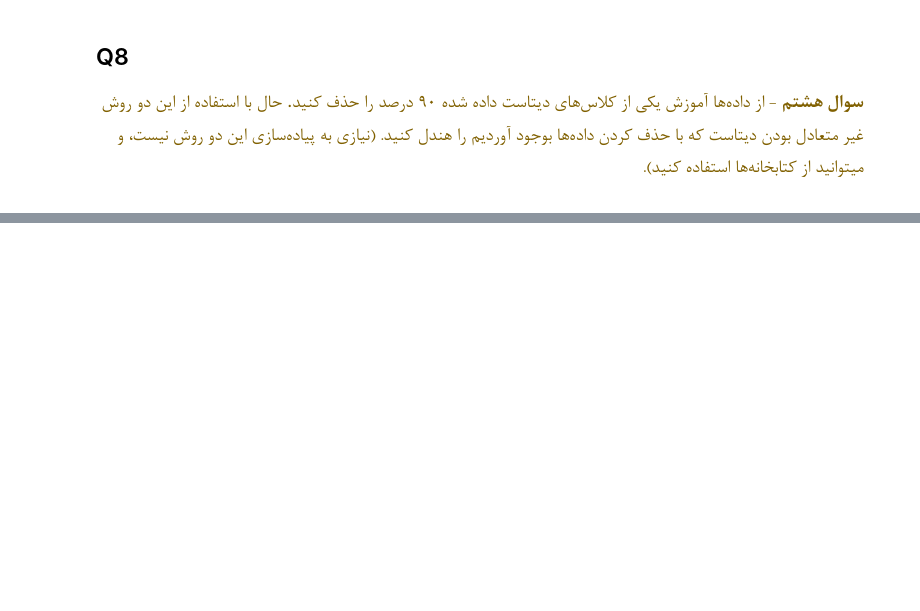
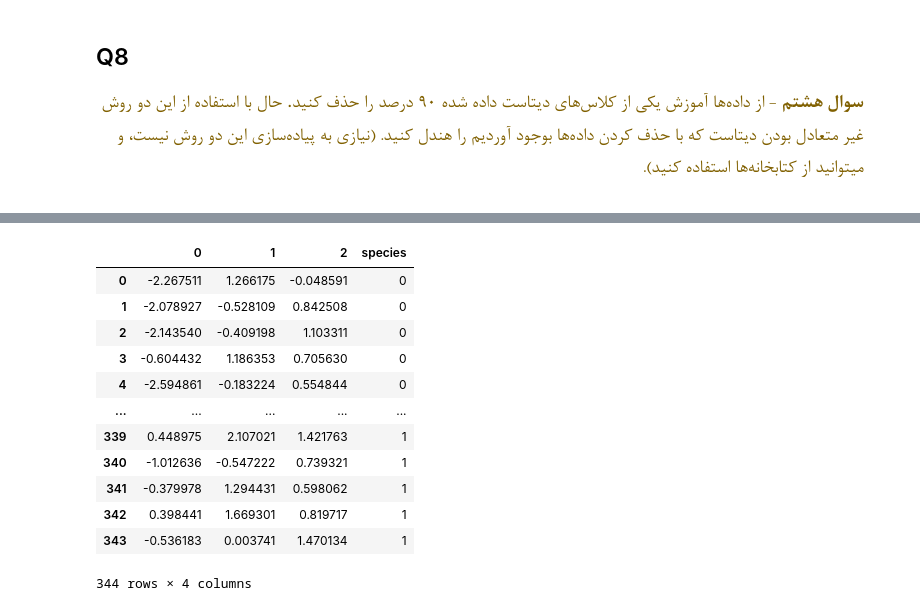
Before and after one commit to mohamadch91/Data-Mining-course, a Jupyter notebook: HW1/HW1.ipynb, the cells around one changed output, grey strips where cells are left out. Drawn from its saved outputs; the diff is of its cells as text; code cells hidden in the pictures; blank space fills up the shorter version.

```diff
--- a/HW1/HW1.ipynb
+++ b/HW1/HW1.ipynb
@@ -279,0 +265,23 @@ dtype: float64
+# %%
+from sklearn.decomposition import PCA
+pca = PCA(n_components=3)
+new_df=df.copy(deep=True)
+new_df.drop('species',axis=1,inplace=True)
+pca_new = pca.fit_transform(new_df)
+pca_new=pd.DataFrame(pca_new)
+pca_new['species']=df['species']
+pca_new
+# %% [output]
+|  | 0 | 1 | 2 | species |
+| 0 | -2.267511 | 1.266175 | -0.048591 | 0 |
+| 1 | -2.078927 | -0.528109 | 0.842508 | 0 |
+| 2 | -2.143540 | -0.409198 | 1.103311 | 0 |
+| 3 | -0.604432 | 1.186353 | 0.705630 | 0 |
+| 4 | -2.594861 | -0.183224 | 0.554844 | 0 |
+| ... | ... | ... | ... | ... |
+| 339 | 0.448975 | 2.107021 | 1.421763 | 1 |
+| 340 | -1.012636 | -0.547222 | 0.739321 | 1 |
+| 341 | -0.379978 | 1.294431 | 0.598062 | 1 |
+| 342 | 0.398441 | 1.669301 | 0.819717 | 1 |
+| 343 | -0.536183 | 0.003741 | 1.470134 | 1 |
+344 rows × 4 columns
```
Also changed, not shown: parts of 15 cells of this notebook.
